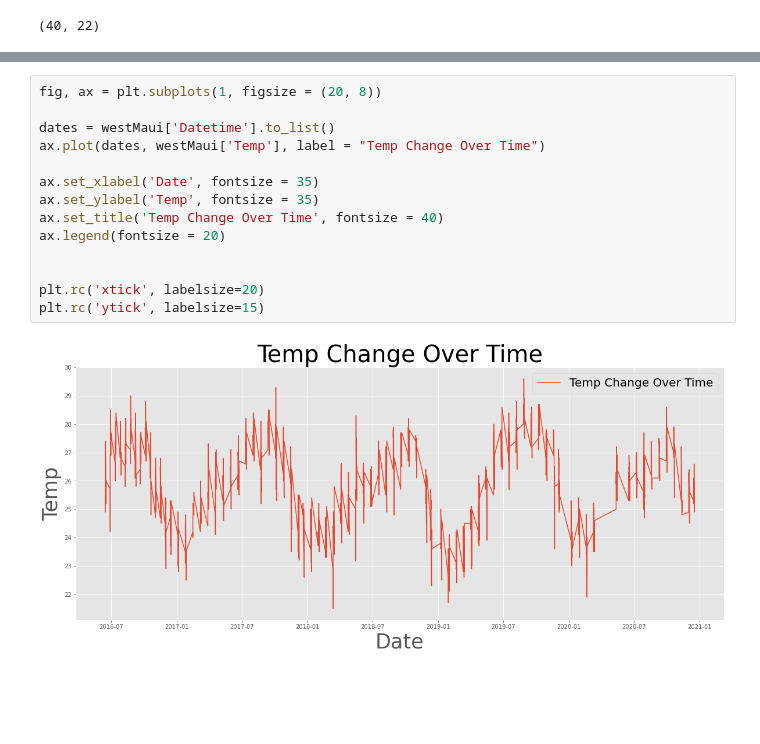
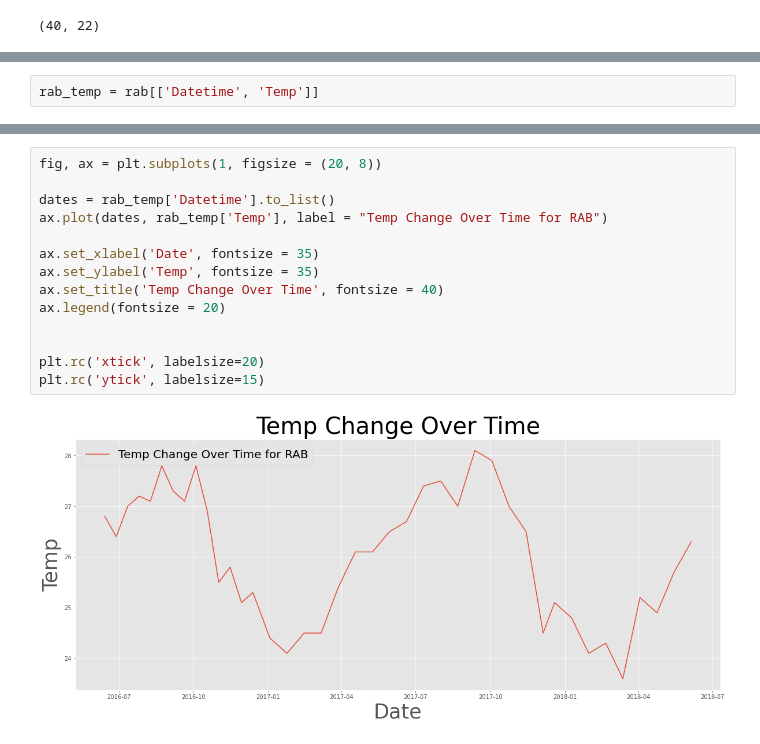
Before and after one commit to benkarlsberg/Maui-Water-Quality-Analysis, a Jupyter notebook: EDA.ipynb, the cells around one changed output, grey strips where cells are left out. Saved outputs shown, nothing was run; the diff lists cells and outputs as text; blank space fills up the shorter version.

Commit message:
performed time series analysis on RAB site

```diff
--- a/EDA.ipynb
+++ b/EDA.ipynb
@@ -120,0 +129,2 @@ plt.hist(rab['Temp'], bins= 15)
+# %%
+rab_temp = rab[['Datetime', 'Temp']]
@@ -121,16 +156,16 @@ plt.hist(rab['Temp'], bins= 15)
 # %%
 fig, ax = plt.subplots(1, figsize = (20, 8))
 
-dates = westMaui['Datetime'].to_list()
-ax.plot(dates, westMaui['Temp'], label = "Temp Change Over Time")
+dates = rab_temp['Datetime'].to_list()
+ax.plot(dates, rab_temp['Temp'], label = "Temp Change Over Time for RAB")
 
 ax.set_xlabel('Date', fontsize = 35)
 ax.set_ylabel('Temp', fontsize = 35)
 ax.set_title('Temp Change Over Time', fontsize = 40)
 ax.legend(fontsize = 20)
 
 
 plt.rc('xtick', labelsize=20)
 plt.rc('ytick', labelsize=15)
 # %% [output]
-[figure, old version]
+[figure, new version]
```
Also changed, not shown: parts of 30 cells of this notebook.
